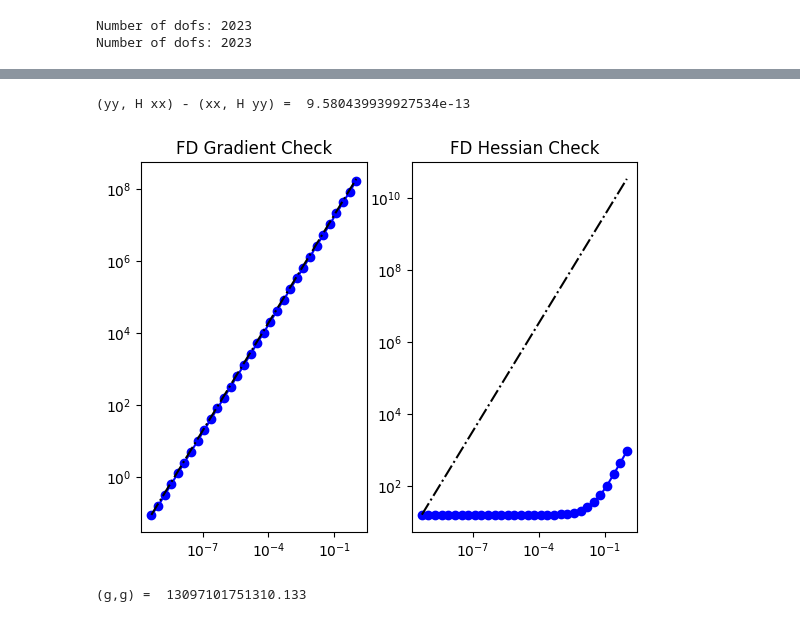
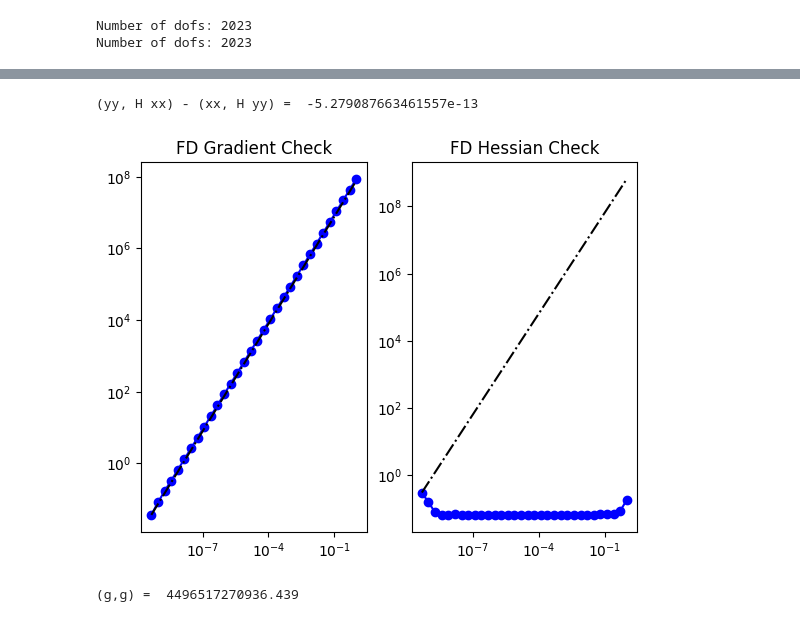
Before and after one commit to Irabiel/ad_diff_diffPara, a Jupyter notebook: ip_advection_diffusion_bayesian_incg.ipynb, the cells around one changed output, grey strips where cells are left out. Drawn from its saved outputs; the diff is of its cells as text; code cells hidden in the pictures.

```diff
--- a/ip_advection_diffusion_bayesian_incg.ipynb
+++ b/ip_advection_diffusion_bayesian_incg.ipynb
@@ -91,7 +93,7 @@ true_initial_condition = dl.interpolate(ic_expr, Vh[STATE]).vector()
 #prior = BiLaplacianPrior(Vh[PARAMETER], gamma, delta, robin_bc=True)
 #prior.mean = dl.interpolate(dl.Constant(0.25), Vh[PARAMETER]).vector()
 
-gamma = 1
+gamma = .7
 delta = .5
 
 theta0 = 2.
@@ -175,9 +177,9 @@ plt.show()
 # %%
 m0 = mtrue.copy()
-_ = modelVerify(problem, m0, is_quadratic=False)
+_ = modelVerify(problem, m0, dt, is_quadratic=False)
 # %% [output]
-(yy, H xx) - (xx, H yy) =  9.580439939927534e-13
+(yy, H xx) - (xx, H yy) =  -5.279087663461557e-13
-[figure, old version]
+[figure, new version]
 # %%
 [u,m,p] = problem.generate_vector()
 problem.solveFwd(u, [u,m,p])
@@ -187,7 +189,7 @@ grad_norm = problem.evalGradientParameter([u,m,p], mg)
 
 print( "(g,g) = ", grad_norm)
 # %% [output]
-(g,g) =  13097101751310.133
+(g,g) =  4496517270936.439
 # %%
 m = prior.mean.copy()
 solver = ReducedSpaceNewtonCG(problem)
```
Also changed, not shown: parts of 7 cells of this notebook.
